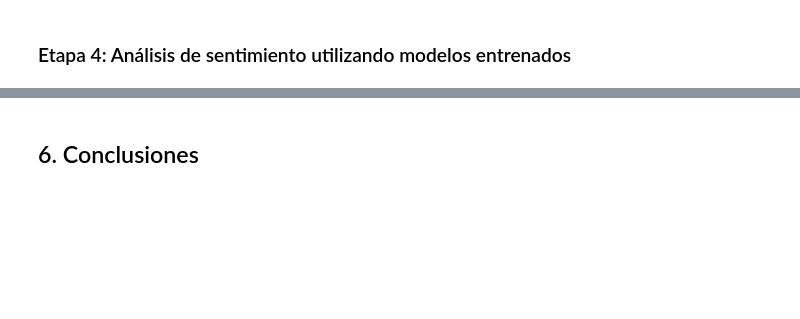
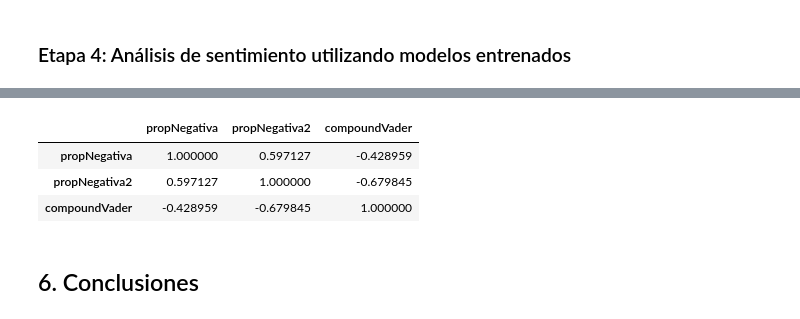
Before and after one commit to cesarnunezh/Diplomado_PUCP, a Jupyter notebook: Intro a NLP/Trabajo final NLP.ipynb, the cells around one changed output, grey strips where cells are left out. Saved outputs shown, nothing was run; the diff lists cells and outputs as text; code cells hidden in the pictures; blank space fills up the shorter version.

```diff
--- a/Intro a NLP/Trabajo final NLP.ipynb
+++ b/Intro a NLP/Trabajo final NLP.ipynb
@@ -228,2 +324,10 @@ for i, obs in enumerate(dfExpresiones['InfoExpresión']):
+# %%
+correlation_matrix = dfExpresiones[['propNegativa', 'propNegativa2', 'compoundVader']].corr()
+correlation_matrix
+# %% [output]
+|  | propNegativa | propNegativa2 | compoundVader |
+| propNegativa | 1.000000 | 0.597127 | -0.428959 |
+| propNegativa2 | 0.597127 | 1.000000 | -0.679845 |
+| compoundVader | -0.428959 | -0.679845 | 1.000000 |
 # %% [markdown]
 ## 6. Conclusiones
```
Also changed, not shown: parts of 7 cells of this notebook, 4 other files.
